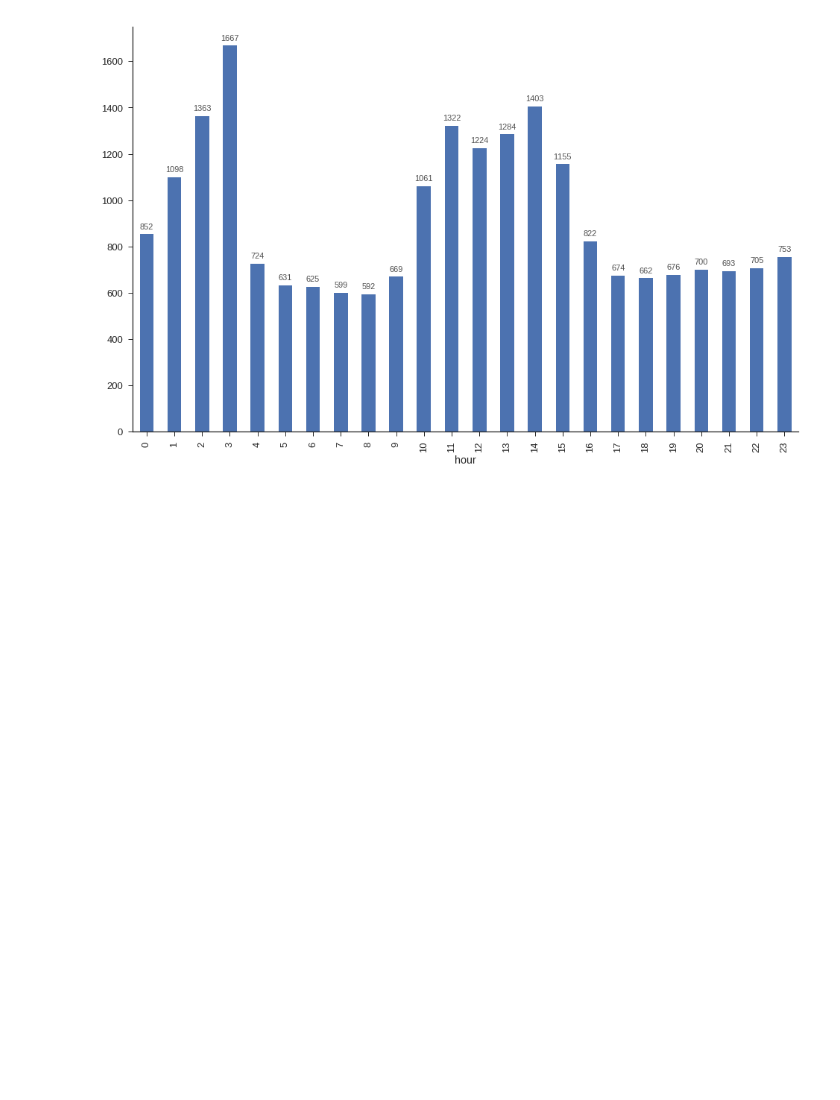
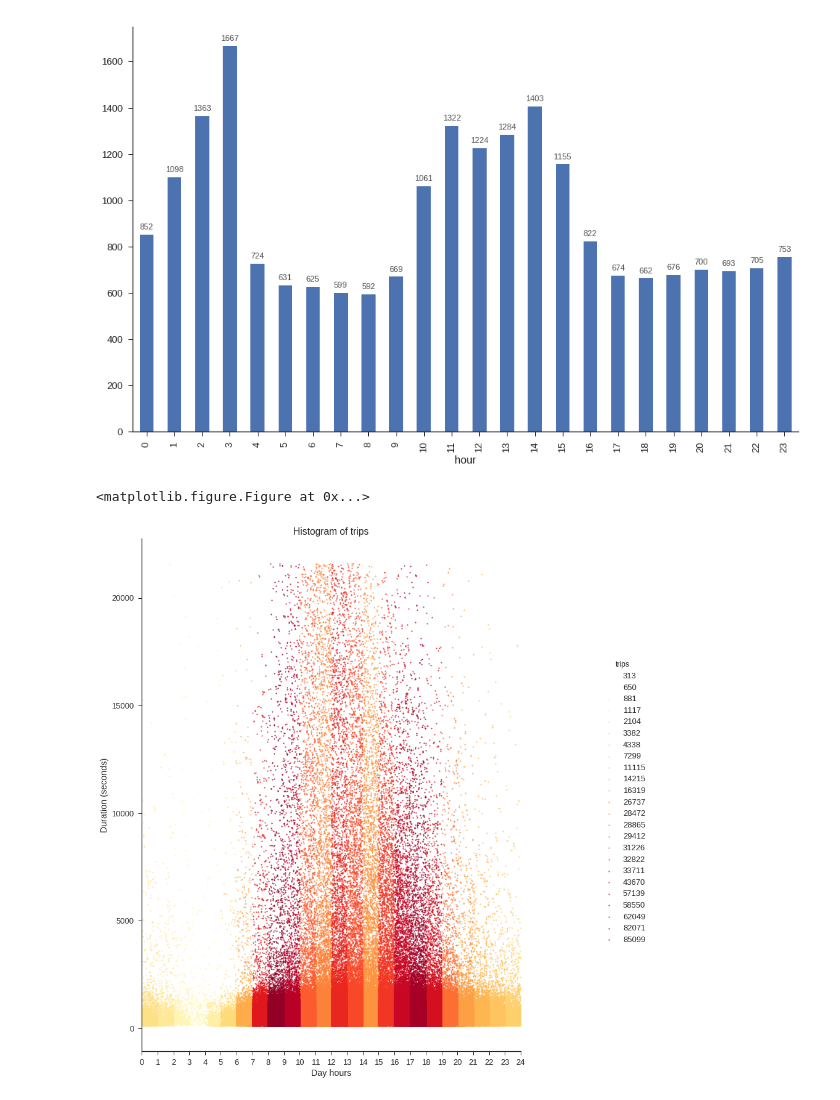
Before and after one commit to fpenovi/SFbikeTravelDuration, a Jupyter notebook: notebooks/03 - TripsDuration_VS_ TimeOfTheDay.ipynb, the cells around one changed output. Cells and saved outputs as stored; diff of their text form; code cells hidden in the pictures; blank space fills up the shorter version.

```diff
--- a/notebooks/03 - TripsDuration_VS_ TimeOfTheDay.ipynb
+++ b/notebooks/03 - TripsDuration_VS_ TimeOfTheDay.ipynb
@@ -20,12 +19,13 @@ dfTripReduced = dfTripReduced[(2*60 <= dfTripReduced.duration) & (dfTripReduced.
 
 dfTripReduced['hour'] = dfTripReduced.apply(lambda row: row.start_date.hour, axis=1)
 
+dfTripsByHour = dfTripReduced[['hour', 'duration']].groupby(by=['hour'])\
+                    .agg(['mean', 'count'])['duration']\
+                    .rename(columns={'mean': 'avg_duration', 'count':'trips'})
+
 sns.set_style("ticks")
 
-ax = dfTripReduced[['hour', 'duration']].groupby(by=['hour'])\
-                    .agg(['mean', 'count'])['duration']\
-                    .rename(columns={'mean': 'avg_duration', 'count':'trips'})\
-                    .plot(kind='bar', y='trips', color=sns.color_palette(), legend=False)
+ax = dfTripsByHour.plot(kind='bar', y='trips', color=sns.color_palette(), legend=False)
 
 ax.figure.set_size_inches(15, 10)
 ax.set_title('Average amount of Trips throughout a day', size=22)
@@ -110,3 +111,30 @@ autolabel(ax, 11, 0.8)
 plt.show()
 # %% [output]
 [figure]
+# %%
+#Hago merge para tener los tres ejes: hora, duracion y cantidad de viajes por hora
+dfMerged = dfTripReduced.merge(dfTripsByHour.reset_index(), on='hour')
+dfMerged['floatHour'] = dfMerged.apply(lambda x: x.start_date.hour + float(x.start_date.minute)/60, axis=1)
+
+plt.figure(figsize=(4,4))
+
+sns.set(font_scale=1.30)
+sns.set_style("ticks")
+
+graf = sns.lmplot(x='floatHour', y='duration',
+           data=dfMerged,
+           fit_reg=False,
+           hue="trips",
+           palette="YlOrRd",
+           scatter_kws={"s":5}
+          )
+graf.fig.set_size_inches(15, 15)
+
+plt.title('Histogram of trips')
+plt.xlabel('Day hours')
+plt.ylabel('Duration (seconds)')
+graf.set(xlim=(0, 24), xticks=[x for x in range(25) ])
+plt.show()
+# %% [output]
+<matplotlib.figure.Figure at 0x...>
+[figure, added]
```
Also changed, not shown: parts of 2 cells of this notebook, 1 other file.
